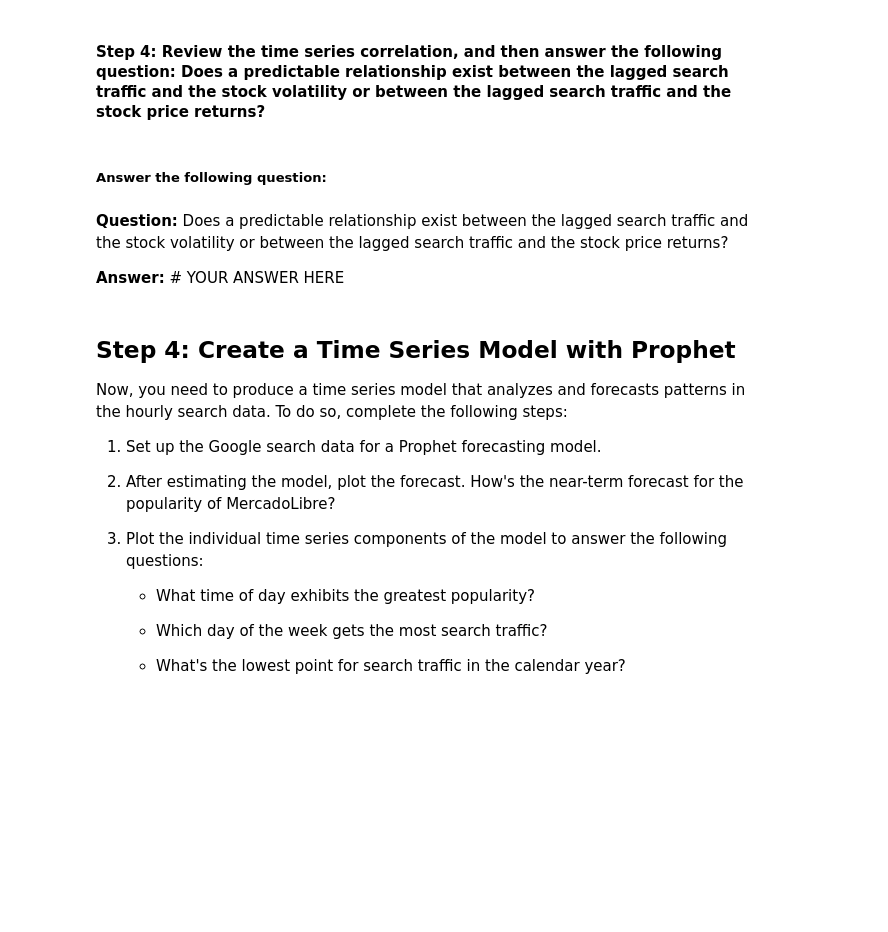
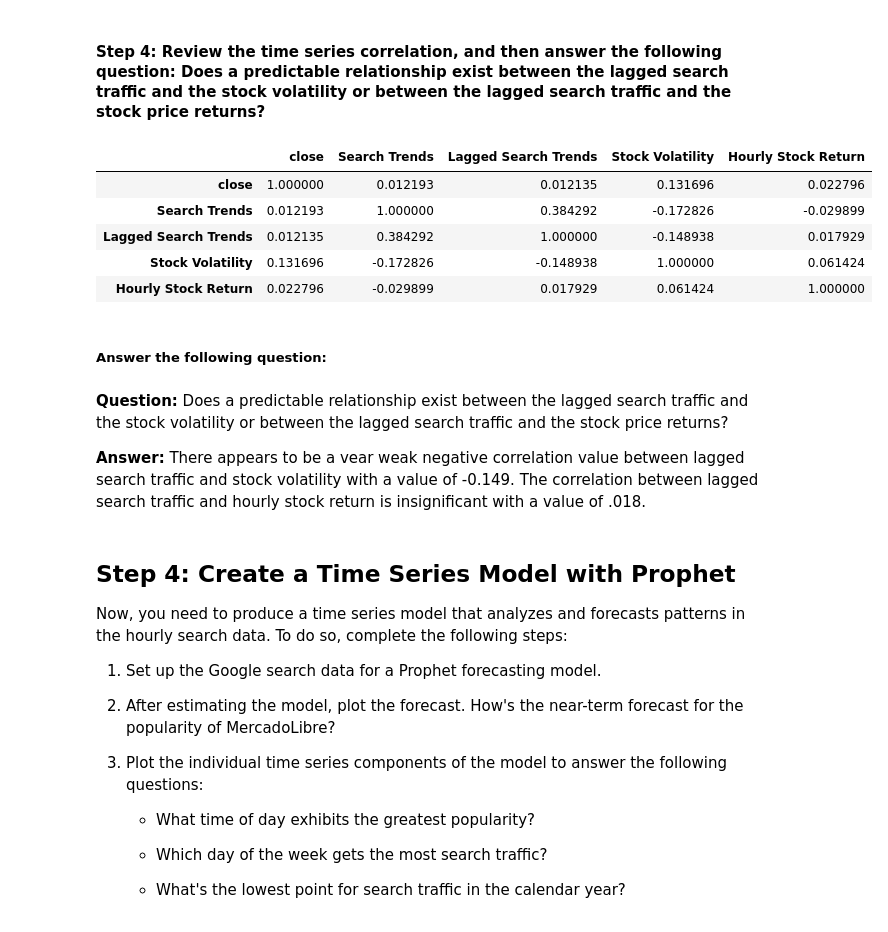
Before and after one commit to marc-martinez1/time_series_analysis_demo, a Jupyter notebook: forecasting_net_prophet.ipynb, the cells around one changed output. Drawn from its saved outputs; the diff is of its cells as text; code cells hidden in the pictures; blank space fills up the shorter version.

```diff
--- a/forecasting_net_prophet.ipynb
+++ b/forecasting_net_prophet.ipynb
@@ -391,13 +474,20 @@ mercado_stock_trends_df['Hourly Stock Return'] = # YOUR CODE HERE
 #### Step 4: Review the time series correlation, and then answer the following question: Does a predictable relationship exist between the lagged search traffic and the stock volatility or between the lagged search traffic and the stock price returns?
 # %%
 # Construct correlation table of Stock Volatility, Lagged Search Trends, and Hourly Stock Return
-# YOUR CODE HERE
+mercado_stock_trends_df.corr()
+# %% [output]
+|  | close | Search Trends | Lagged Search Trends | Stock Volatility | Hourly Stock Return |
+| close | 1.000000 | 0.012193 | 0.012135 | 0.131696 | 0.022796 |
+| Search Trends | 0.012193 | 1.000000 | 0.384292 | -0.172826 | -0.029899 |
+| Lagged Search Trends | 0.012135 | 0.384292 | 1.000000 | -0.148938 | 0.017929 |
+| Stock Volatility | 0.131696 | -0.172826 | -0.148938 | 1.000000 | 0.061424 |
+| Hourly Stock Return | 0.022796 | -0.029899 | 0.017929 | 0.061424 | 1.000000 |
 # %% [markdown]
 ##### Answer the following question:
 # %% [markdown]
 **Question:** Does a predictable relationship exist between the lagged search traffic and the stock volatility or between the lagged search traffic and the stock price returns?
 
-**Answer:** # YOUR ANSWER HERE
+**Answer:** There appears to be a vear weak negative correlation value between lagged search traffic and stock volatility with a value of -0.149. The correlation between lagged search traffic and hourly stock return is insignificant with a value of .018.
 # %% [markdown]
 ## Step 4: Create a Time Series Model with Prophet
 
```
Also changed, not shown: parts of 11 cells of this notebook.
